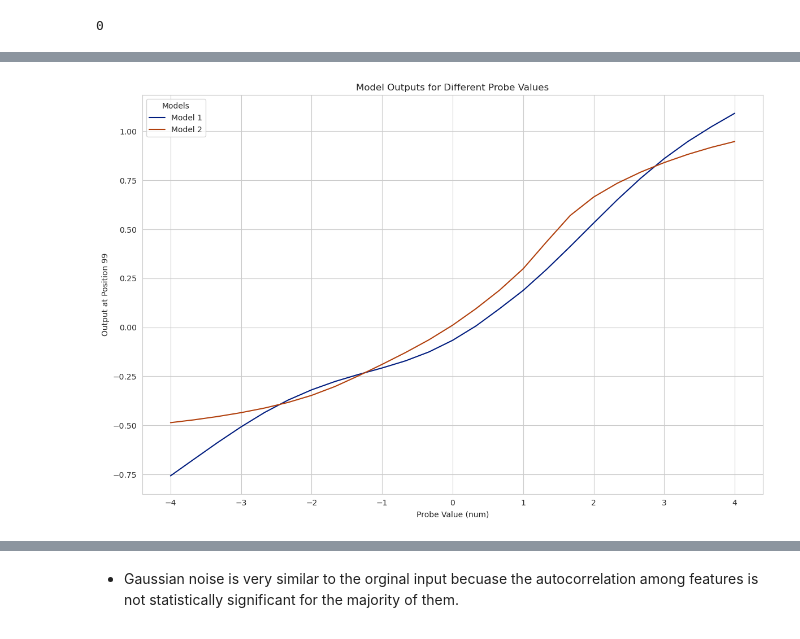
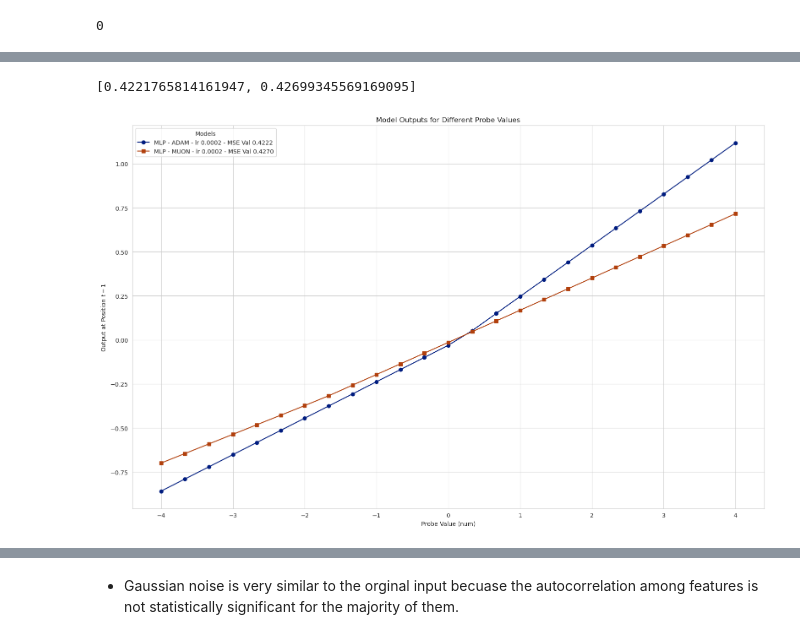
Before and after one commit to FedericoCortesi/finNN_code, a Jupyter notebook: src/benchmarks/forecast.ipynb, the cells around one changed output, grey strips where cells are left out. Drawn from its saved outputs; the diff is of its cells as text; code cells hidden in the pictures.

```diff
--- a/src/benchmarks/forecast.ipynb
+++ b/src/benchmarks/forecast.ipynb
@@ -647,11 +826,16 @@ from sklearn.metrics import mean_squared_error
 import os
 import json
 
-names = [name_lstm, name_lstm_muon]
+names = ["exp_038_mlp_100_adam_lr", "exp_035_mlp_100_muon_lr"]
+cfgs = [cfg_mlp, cfg_mlp]
+print(names)
+
 
 fold_num = 0
 checkpoints = []
 base_paths = []
+lr_list = []
+val_mses = []
 for name in names:
     try:
         base = f"{VOL_EXPERIMENTS_DIR}/{name}/trial_search_best/"
@@ -670,7 +854,9 @@ for name in names:
         cfg = AppConfig.from_dict(cfg)
         print(f"optimizer: {cfg.trainer.hparams.get("optimizer_type")}")
         print(f"weight_decay: {cfg.trainer.hparams.get("weight_decay")}")
-        print(f"learning rate: {cfg.trainer.hparams.get("lr")}")
+        lr = cfg.trainer.hparams.get("lr")
+        print(f"learning rate: {lr}")
+        lr_list.append(lr)
         print()
 
     except FileNotFoundError:
@@ -682,7 +868,7 @@ def mse(y_true, y_pred, limit=None):
 
 models = []
 for i, (ckpt, path) in enumerate(zip(checkpoints, base_paths)):
-    model = build_model_from_checkpoint(cfg_lstm, ckpt, Xte[0])
+    model = build_model_from_checkpoint(cfgs[i], ckpt, Xte[0])
     ytr_hat = load_and_predict_nn(path, 0, Xtr)
     yval_hat = load_and_predict_nn(path, 0, Xv)
     yte_hat = load_and_predict_nn(path, 0, Xte)
@@ -700,6 +886,8 @@ for i, (ckpt, path) in enumerate(zip(checkpoints, base_paths)):
     mse_train = mse(ytr_hat, ytr)
     mse_val   = mse(yval_hat,  yv)
     mse_test  = mse(yte_hat, yte)
+    val_mses.append(mse_val)
+
 
     print(f"Model {i}: train={mse_train:.6f}  val={mse_val:.6f}  test={mse_test:.6f}")
     #print(f"Sequential MSE: train={mse_train_seq:.6f}  val={mse_val_seq:.6f}  test={mse_test_seq:.6f}")
@@ -723,12 +910,14 @@ from sklearn.metrics import mean_squared_error
 import os
 import json
 
-name = "exp_026_lstm_100_muon"
+#name = "exp_034_cnn_100_muon_lr"
 
 fold_num = 0
 checkpoints = []
 base_paths = []
-for trial in os.listdir(f"{VOL_EXPERIMENTS_DIR}/{name}")[12:16]:
+lr_list = []
+val_mses = []
+for trial in os.listdir(f"{VOL_EXPERIMENTS_DIR}/{name}")[:-1]:
     try:
         base = f"{VOL_EXPERIMENTS_DIR}/{name}/{trial}/"
         ckpt_path = f"{base}fold_{fold_num:03d}/model_best.pt"
@@ -746,7 +935,9 @@ for trial in os.listdir(f"{VOL_EXPERIMENTS_DIR}/{name}")[12:16]:
         cfg = AppConfig.from_dict(cfg)
         print(f"optimizer: {cfg.trainer.hparams.get("optimizer_type")}")
         print(f"weight_decay: {cfg.trainer.hparams.get("weight_decay")}")
-        print(f"learning rate: {cfg.trainer.hparams.get("lr")}")
+        lr = cfg.trainer.hparams.get("lr")
+        lr_list.append(lr)
+        print(f"learning rate: {lr}")
         print()
 
     except FileNotFoundError:
@@ -758,7 +949,7 @@ def mse(y_true, y_pred, limit=None):
 
 models = []
 for i, (ckpt, path) in enumerate(zip(checkpoints, base_paths)):
-    model = build_model_from_checkpoint(cfg_lstm, ckpt, Xte[0])
+    model = build_model_from_checkpoint(cfg_cnn, ckpt, Xte[0])
     ytr_hat = load_and_predict_nn(path, 0, Xtr)
     yval_hat = load_and_predict_nn(path, 0, Xv)
     yte_hat = load_and_predict_nn(path, 0, Xte)
@@ -776,6 +967,7 @@ for i, (ckpt, path) in enumerate(zip(checkpoints, base_paths)):
     mse_train = mse(ytr_hat, ytr)
     mse_val   = mse(yval_hat,  yv)
     mse_test  = mse(yte_hat, yte)
+    val_mses.append(mse_val)
 
     print(f"Model {i}: train={mse_train:.6f}  val={mse_val:.6f}  test={mse_test:.6f}")
     #print(f"Sequential MSE: train={mse_train_seq:.6f}  val={mse_val_seq:.6f}  test={mse_test_seq:.6f}")
@@ -800,25 +995,31 @@ Model 2: train=0.447644  val=0.434155  test=0.389734
 # %%
 size = 100
 ys = []
 nums = np.linspace(-4, 4, 25)
 sns.set_palette("dark")
-plt.figure(figsize=(12, 8))  # Set a larger figure size
+plt.figure(figsize=(16, 10))  # Set a larger figure size
 
+#sub = [models[1], models[3]]
+names = ["MLP - ADAM", "MLP - MUON"]
+
+markers = ['o', 's', '^', 'D', 'v', 'p', 'X', '*']
+print(val_mses)
 for i, model in enumerate(models):
     inner_ys = []
     for n in nums:
-        y = probe_num(model, cfg_lstm, size, num=n).ravel()[99]
+        y = probe_num(model, cfgs[i], size, num=n).ravel()[99]
         inner_ys.append(y)
 
     ys.append(inner_ys)
-    sns.lineplot(x=nums, y=inner_ys, label=f"Model {i+1}")  # Add legend for each model
+    plt.plot(nums, inner_ys, label=f"{names[i]} - lr {lr_list[i]:.4f} - MSE Val {val_mses[i]:.4f}", marker=markers[i % len(markers)])  # Allow matplotlib to auto-select marker and linestyle
 
 plt.xlabel("Probe Value (num)")
-plt.ylabel("Output at Position 99")
+plt.ylabel(r"Output at Position $t-1$")
 plt.title("Model Outputs for Different Probe Values")
 plt.legend(title="Models")  # Add a legend with a title
 plt.grid(True)
 plt.tight_layout()
 plt.show()
 # %% [output]
+[0.4221765814161947, 0.42699345569169095]
-[figure, old version]
+[figure, new version]
```
Also changed, not shown: parts of 21 cells of this notebook, 3 other files.
